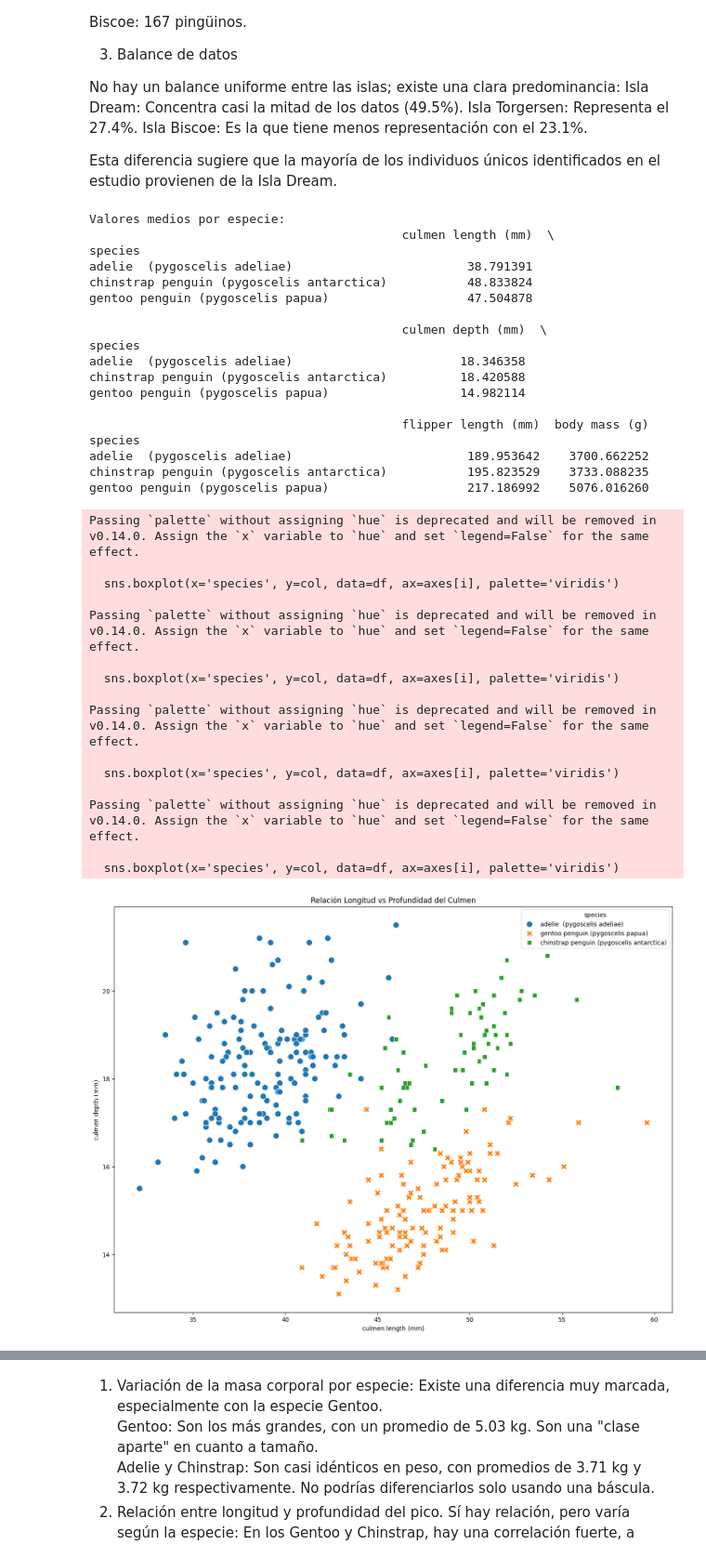
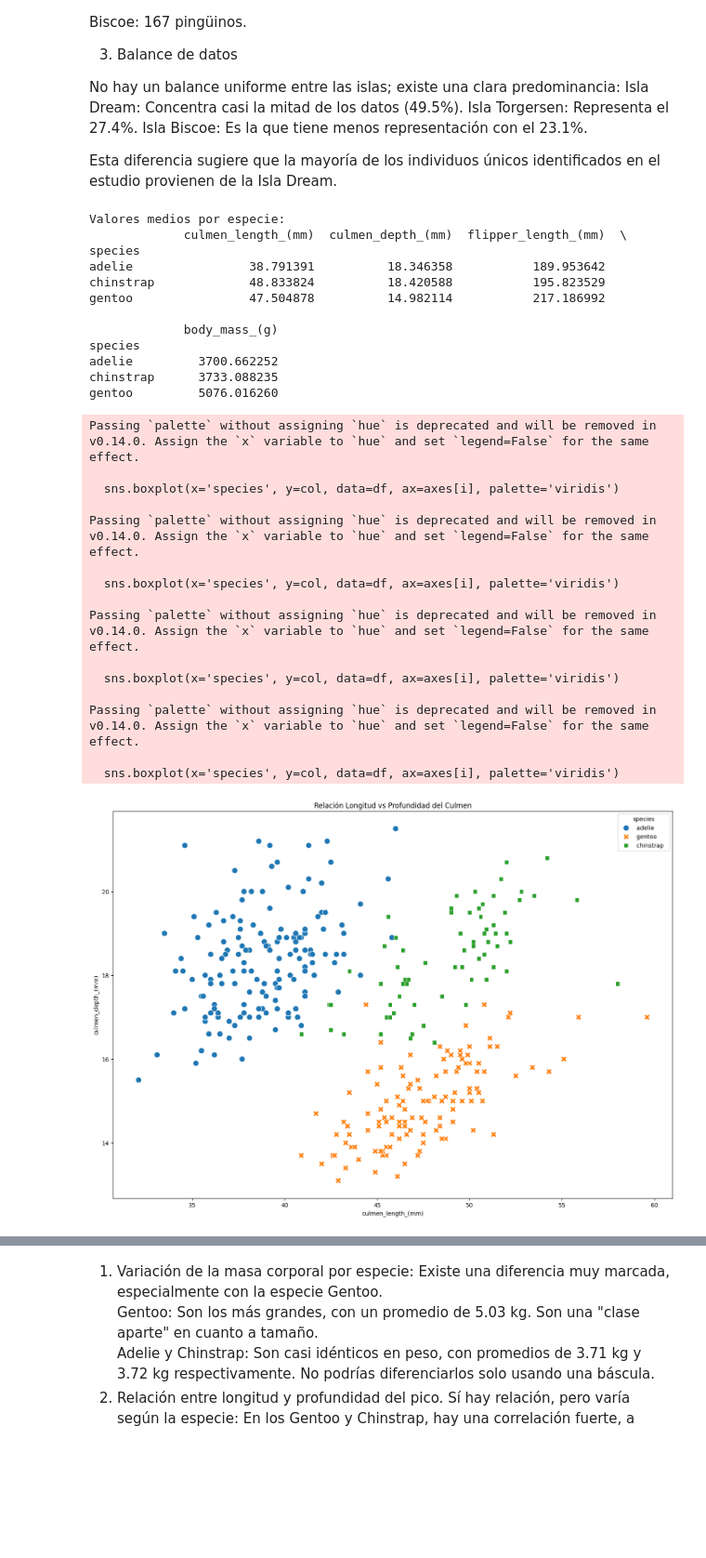
Before and after one commit to xuangfm/ejercicio_pinguinos, a Jupyter notebook: proceso_analisis.ipynb, the cells around one changed output, grey strips where cells are left out. Shown at 93% size. Drawn from its saved outputs; the diff is of its cells as text; code cells hidden in the pictures; blank space fills up the shorter version.

```diff
--- a/proceso_analisis.ipynb
+++ b/proceso_analisis.ipynb
@@ -108,7 +138,7 @@ import seaborn as sns
 
 df = pd.read_csv('df_clean_penguins.csv')
 
-features = ['culmen length (mm)', 'culmen depth (mm)', 'flipper length (mm)', 'body mass (g)']
+features = ['culmen_length_(mm)', 'culmen_depth_(mm)', 'flipper_length_(mm)', 'body_mass_(g)']
 
 stats = df.groupby('species')[features].mean()
 print("Valores medios por especie:")
@@ -122,48 +152,42 @@ for i, col in enumerate(features):
     axes[i].set_title(f'Distribución de {col}')
     axes[i].set_ylabel('')
     axes[i].set_xlabel('')
 
 plt.tight_layout()
 plt.savefig('morphology_boxplots.png')
 
 plt.clf()
-sns.scatterplot(data=df, x='culmen length (mm)', y='culmen depth (mm)', hue='species', style='species', s=100)
+sns.scatterplot(data=df, x='culmen_length_(mm)', y='culmen_depth_(mm)', hue='species', style='species', s=100)
 plt.title('Relación Longitud vs Profundidad del Culmen')
 plt.savefig('culmen_scatter.png')
 # %% [output]
 Valores medios por especie:
-                                           culmen length (mm)  \
+             culmen_length_(mm)  culmen_depth_(mm)  flipper_length_(mm)  \
 species
-adelie  (pygoscelis adeliae)                        38.791391
-chinstrap penguin (pygoscelis antarctica)           48.833824
-gentoo penguin (pygoscelis papua)                   47.504878
+adelie                38.791391          18.346358           189.953642
+chinstrap             48.833824          18.420588           195.823529
+gentoo                47.504878          14.982114           217.186992
 
-                                           culmen depth (mm)  \
+             body_mass_(g)
 species
-adelie  (pygoscelis adeliae)                       18.346358
-chinstrap penguin (pygoscelis antarctica)          18.420588
-gentoo penguin (pygoscelis papua)                  14.982114
-
-                                           flipper length (mm)  body mass (g)
-species
-adelie  (pygoscelis adeliae)                        189.953642    3700.662252
-chinstrap penguin (pygoscelis antarctica)           195.823529    3733.088235
-gentoo penguin (pygoscelis papua)                   217.186992    5076.016260
+adelie         3700.662252
+chinstrap      3733.088235
+gentoo         5076.016260
 Passing `palette` without assigning `hue` is deprecated and will be removed in v0.14.0. Assign the `x` variable to `hue` and set `legend=False` for the same effect.
 
   sns.boxplot(x='species', y=col, data=df, ax=axes[i], palette='viridis')
 
 Passing `palette` without assigning `hue` is deprecated and will be removed in v0.14.0. Assign the `x` variable to `hue` and set `legend=False` for the same effect.
 
   sns.boxplot(x='species', y=col, data=df, ax=axes[i], palette='viridis')
 
 Passing `palette` without assigning `hue` is deprecated and will be removed in v0.14.0. Assign the `x` variable to `hue` and set `legend=False` for the same effect.
 
   sns.boxplot(x='species', y=col, data=df, ax=axes[i], palette='viridis')
 
 Passing `palette` without assigning `hue` is deprecated and will be removed in v0.14.0. Assign the `x` variable to `hue` and set `legend=False` for the same effect.
 
   sns.boxplot(x='species', y=col, data=df, ax=axes[i], palette='viridis')
-[figure, old version]
+[figure, new version]
 # %% [markdown]
 1. Diferencias en tamaño y forma. Las especies se pueden agrupar por su físico:
```
Also changed, not shown: parts of 10 cells of this notebook, 4 other files.
